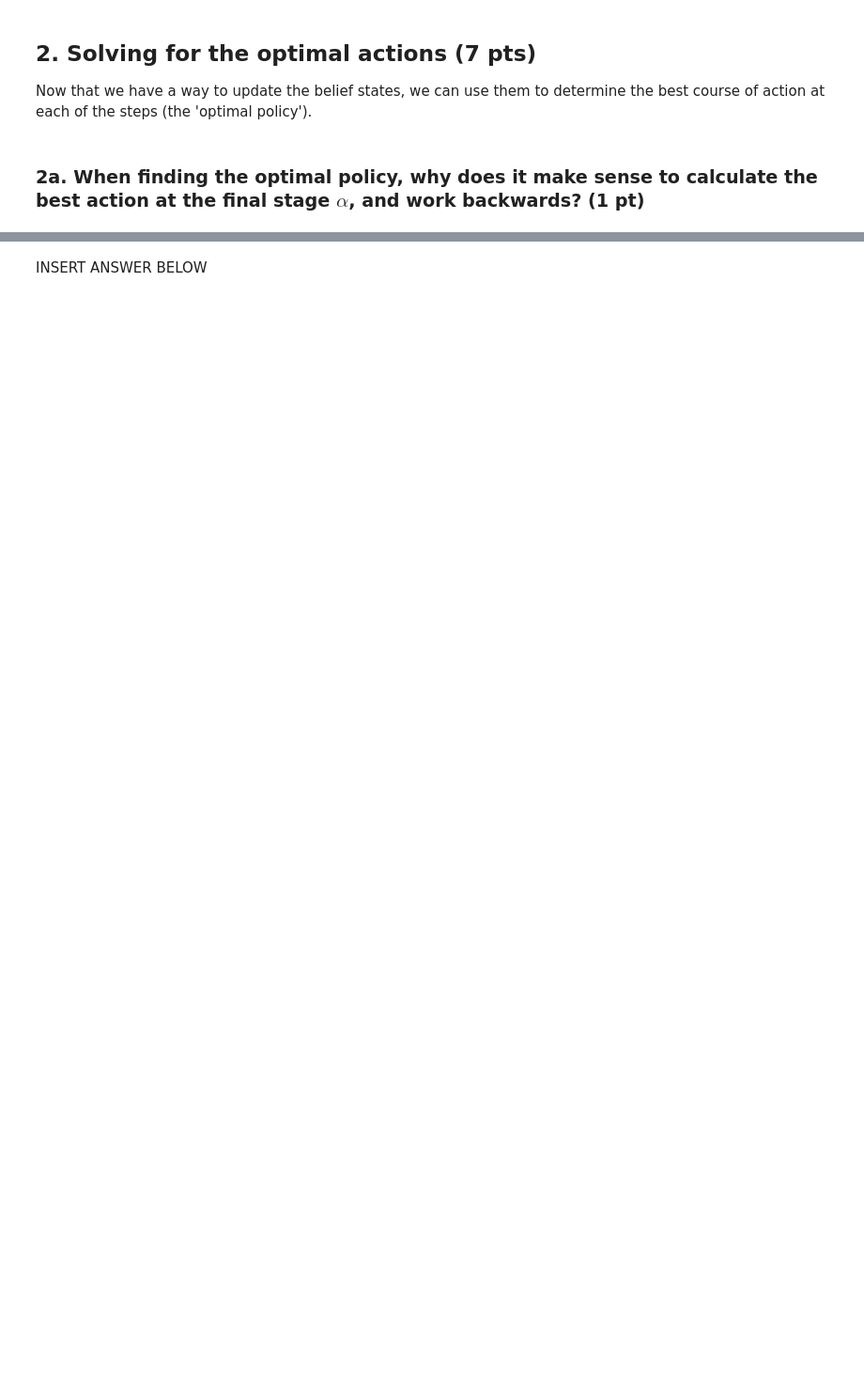
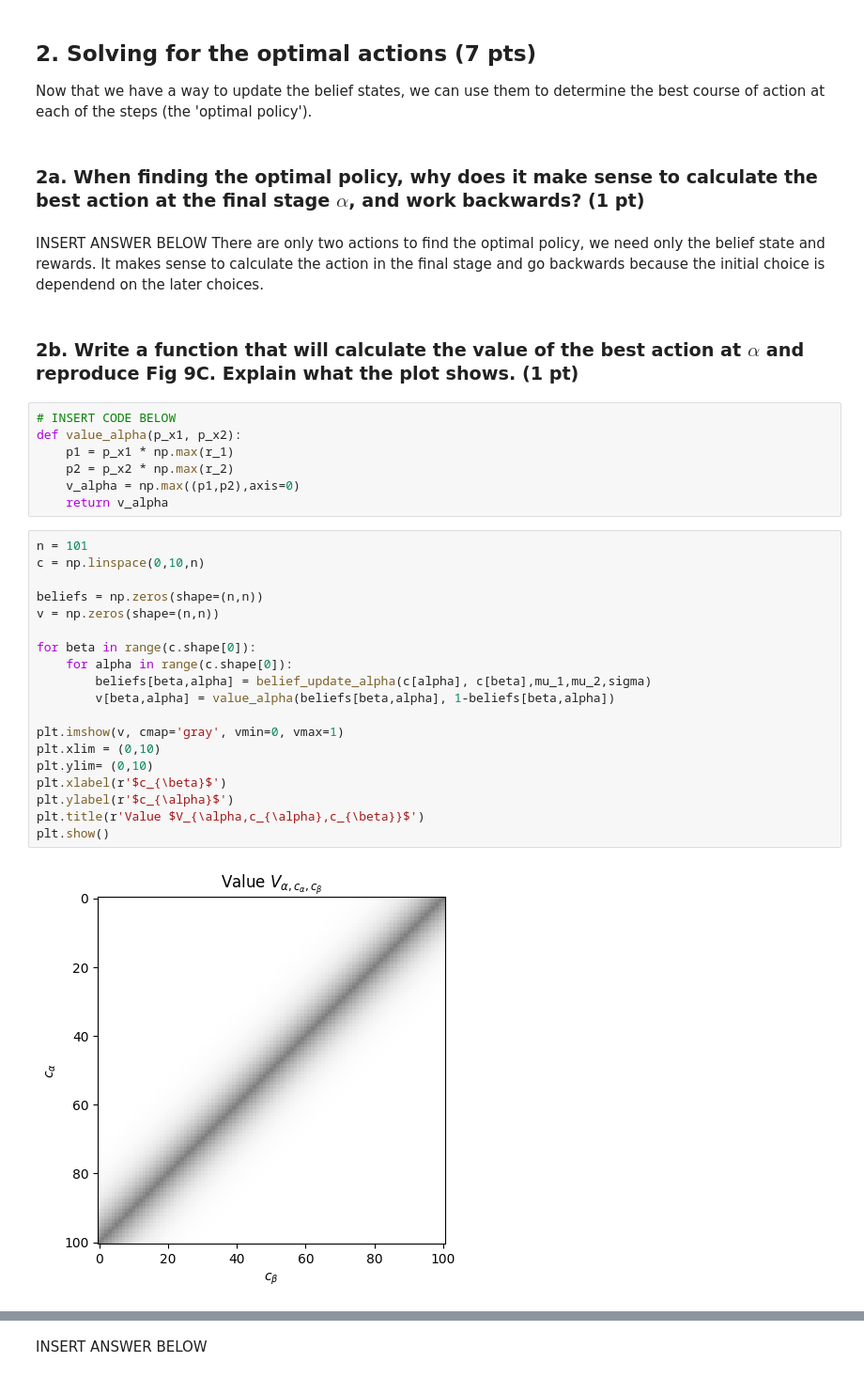
Before and after one commit to alinakrause/NeuralModelling, a Jupyter notebook: HW4/two_stage_FIRSTNAME_LASTNAME.ipynb, the cells around one changed output, grey strips where cells are left out. Shown: that part at 94% size. Cells and saved outputs as stored; diff of their text form; blank space fills up the shorter version.

```diff
--- a/HW4/two_stage_FIRSTNAME_LASTNAME.ipynb
+++ b/HW4/two_stage_FIRSTNAME_LASTNAME.ipynb
@@ -99,3 +101,36 @@ INSERT ANSWER BELOW
 Now that we have a way to update the belief states, we can use them to determine the best course of action at each of the steps (the 'optimal policy').
 # %% [markdown]
 ### 2a. When finding the optimal policy, why does it make sense to calculate the best action at the final stage $\alpha$, and work backwards? (1 pt)
+# %% [markdown]
+INSERT ANSWER BELOW
+There are only two actions to find the optimal policy, we need only the belief state and rewards. It makes sense to calculate the action in the final stage and go backwards because the initial choice is dependend on the later choices.
+# %% [markdown]
+### 2b. Write a function that will calculate the value of the best action at $\alpha$ and reproduce Fig 9C. Explain what the plot shows. (1 pt)
+# %%
+# INSERT CODE BELOW
+def value_alpha(p_x1, p_x2):
+    p1 = p_x1 * np.max(r_1)
+    p2 = p_x2 * np.max(r_2)
+    v_alpha = np.max((p1,p2),axis=0)
+    return v_alpha
+# %%
+n = 101
+c = np.linspace(0,10,n)
+
+beliefs = np.zeros(shape=(n,n))
+v = np.zeros(shape=(n,n))
+
+for beta in range(c.shape[0]):
+    for alpha in range(c.shape[0]):
+        beliefs[beta,alpha] = belief_update_alpha(c[alpha], c[beta],mu_1,mu_2,sigma)
+        v[beta,alpha] = value_alpha(beliefs[beta,alpha], 1-beliefs[beta,alpha])
+
+plt.imshow(v, cmap='gray', vmin=0, vmax=1)
+plt.xlim = (0,10)
+plt.ylim= (0,10)
+plt.xlabel(r'$c_{\beta}$')
+plt.ylabel(r'$c_{\alpha}$')
+plt.title(r'Value $V_{\alpha,c_{\alpha},c_{\beta}}$')
+plt.show()
+# %% [output]
+[figure, added]
```
Also changed, not shown: parts of 41 cells of this notebook.
